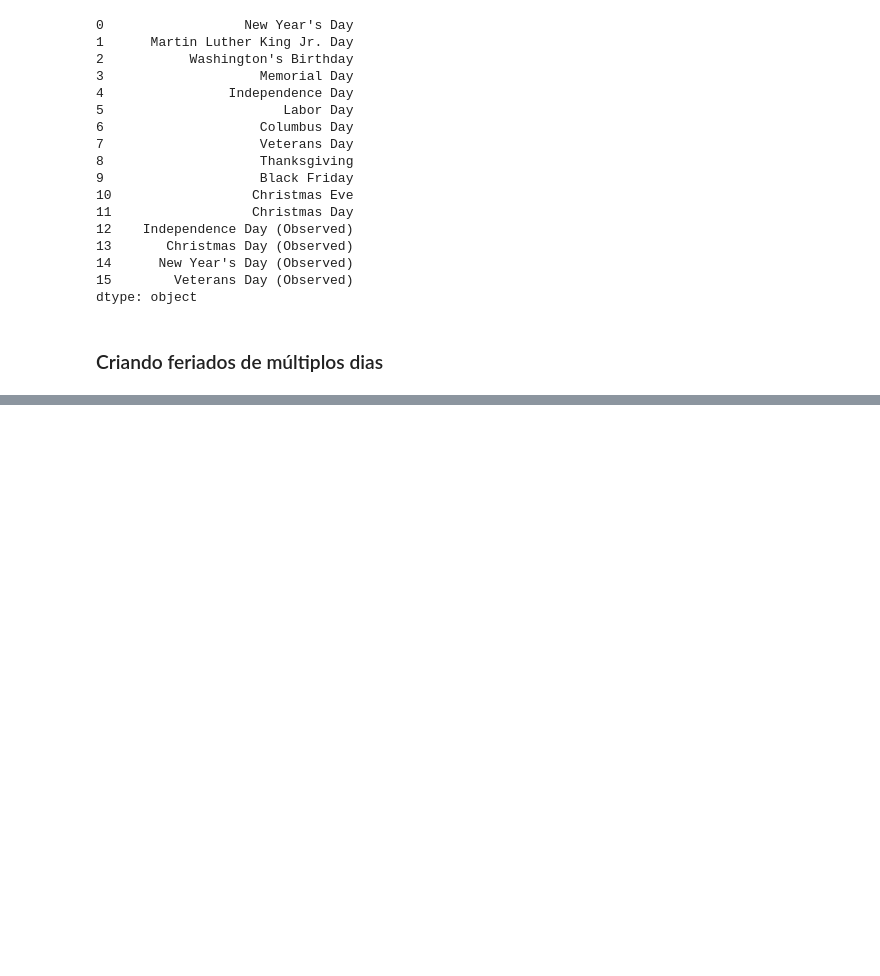
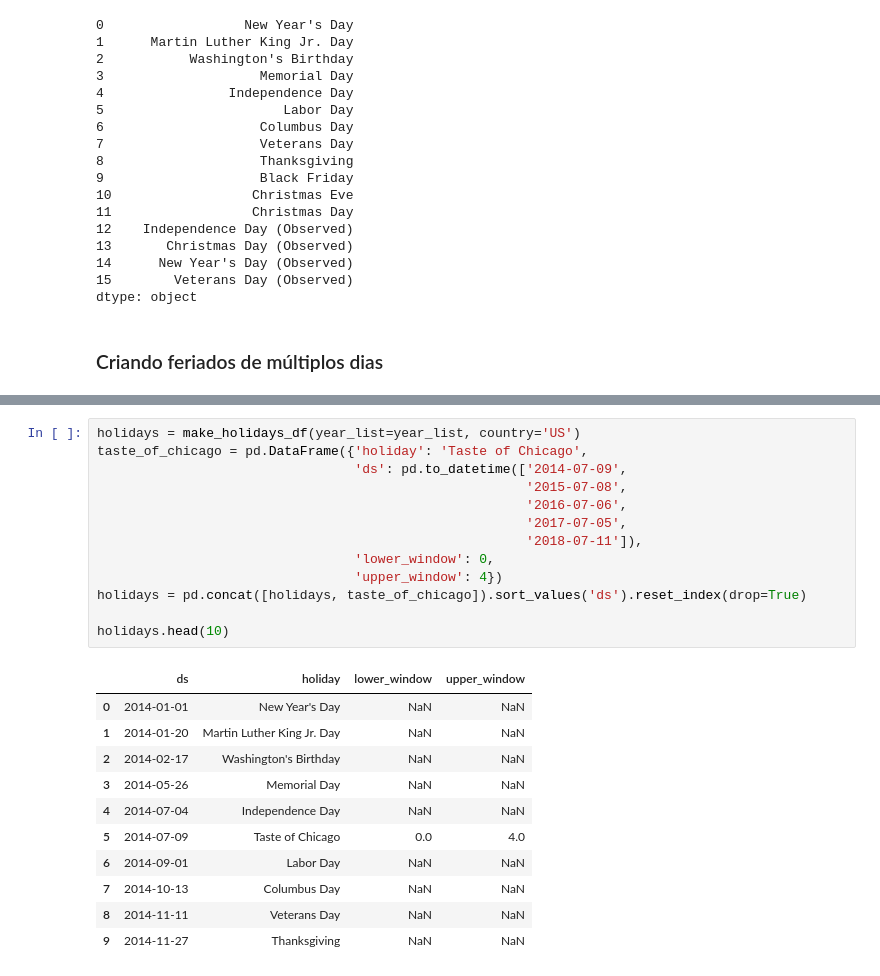
Before and after one commit to rodolphomacedo/prophet, a Jupyter notebook: Cap5 - Holidays.ipynb, the cells around one changed output, grey strips where cells are left out. Cells and saved outputs as stored; diff of their text form; blank space fills up the shorter version.

```diff
--- a/Cap5 - Holidays.ipynb
+++ b/Cap5 - Holidays.ipynb
@@ -210,0 +220,25 @@ dtype: object
+# %%
+holidays = make_holidays_df(year_list=year_list, country='US')
+taste_of_chicago = pd.DataFrame({'holiday': 'Taste of Chicago',
+                                 'ds': pd.to_datetime(['2014-07-09',
+                                                       '2015-07-08',
+                                                       '2016-07-06',
+                                                       '2017-07-05',
+                                                       '2018-07-11']),
+                                 'lower_window': 0,
+                                 'upper_window': 4})
+holidays = pd.concat([holidays, taste_of_chicago]).sort_values('ds').reset_index(drop=True)
+
+holidays.head(10)
+# %% [output]
+|  | ds | holiday | lower_window | upper_window |
+| 0 | 2014-01-01 | New Year's Day | NaN | NaN |
+| 1 | 2014-01-20 | Martin Luther King Jr. Day | NaN | NaN |
+| 2 | 2014-02-17 | Washington's Birthday | NaN | NaN |
+| 3 | 2014-05-26 | Memorial Day | NaN | NaN |
+| 4 | 2014-07-04 | Independence Day | NaN | NaN |
+| 5 | 2014-07-09 | Taste of Chicago | 0.0 | 4.0 |
+| 6 | 2014-09-01 | Labor Day | NaN | NaN |
+| 7 | 2014-10-13 | Columbus Day | NaN | NaN |
+| 8 | 2014-11-11 | Veterans Day | NaN | NaN |
+| 9 | 2014-11-27 | Thanksgiving | NaN | NaN |
```
Also changed, not shown: parts of 14 cells of this notebook.
